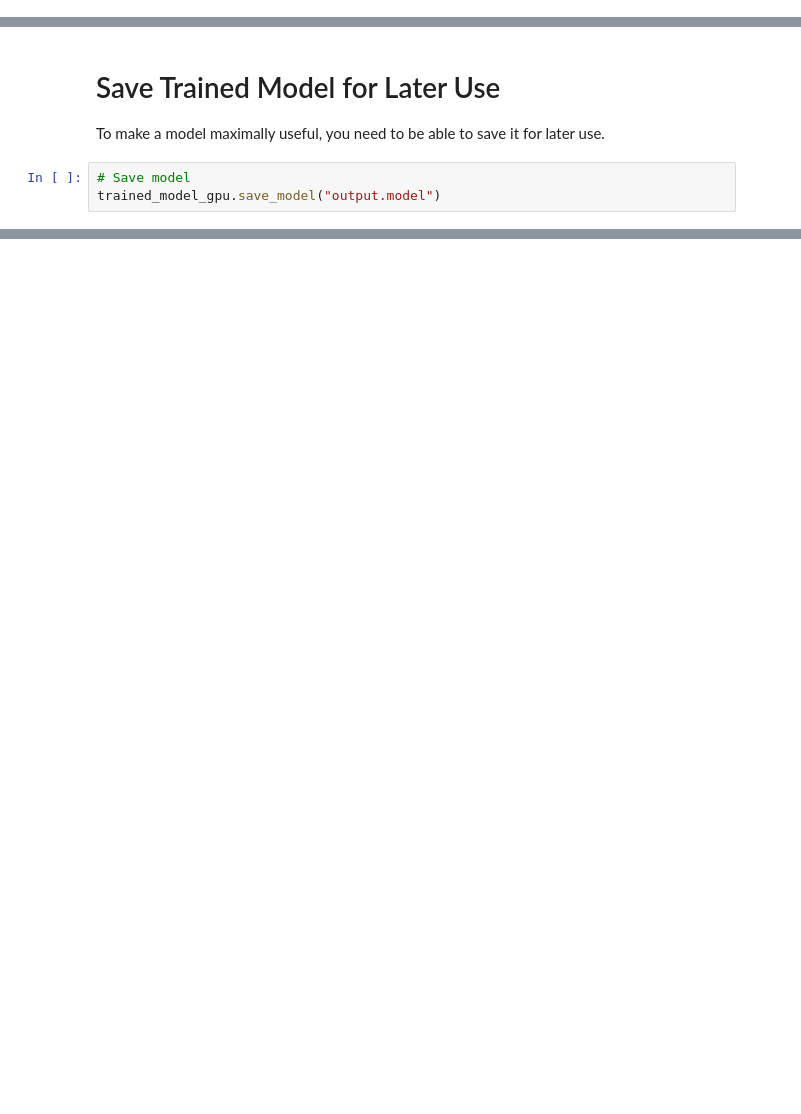
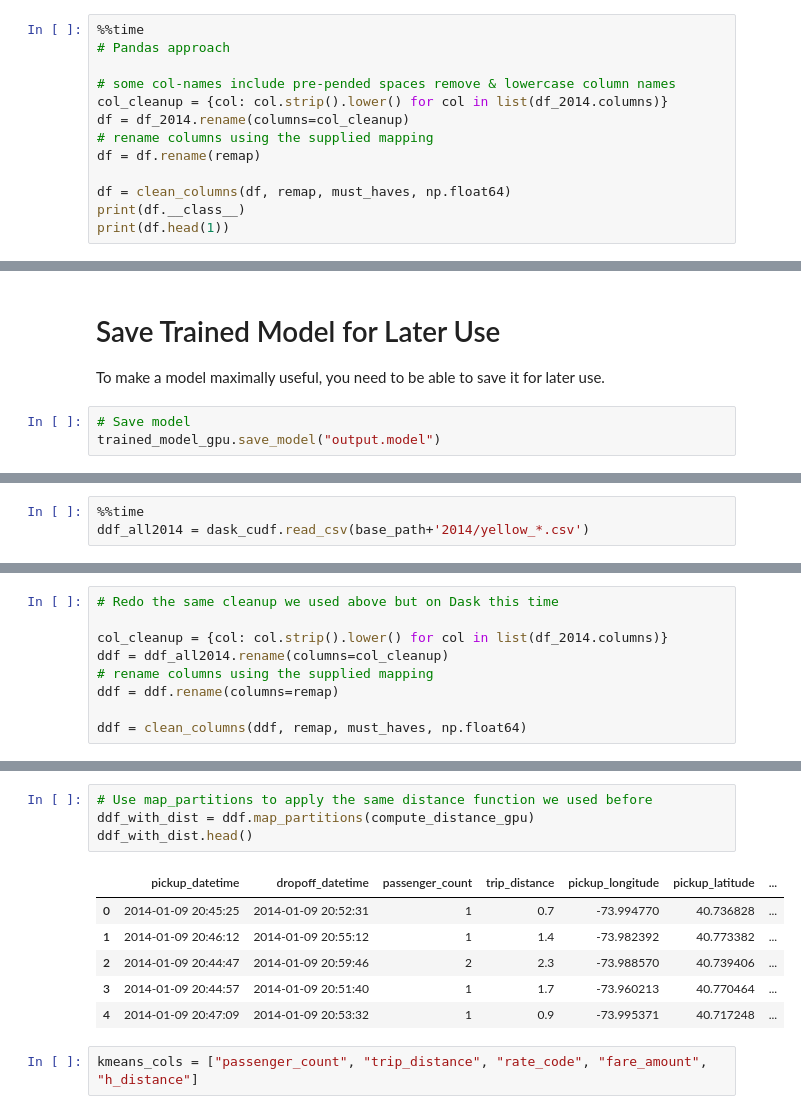
Before and after one commit to JohnZed/odsc-west-2020, a Jupyter notebook: NYCTaxi-Tutorial-Blank.ipynb, the cells around one changed output, grey strips where cells are left out. Cells and saved outputs as stored; diff of their text form; blank space fills up the shorter version.

```diff
--- a/NYCTaxi-Tutorial-Blank.ipynb
+++ b/NYCTaxi-Tutorial-Blank.ipynb
@@ -28,0 +113,13 @@ df.head()
+# %%
+%%time
+# Pandas approach
+
+# some col-names include pre-pended spaces remove & lowercase column names
+col_cleanup = {col: col.strip().lower() for col in list(df_2014.columns)}
+df = df_2014.rename(columns=col_cleanup)
+# rename columns using the supplied mapping
+df = df.rename(remap)
+
+df = clean_columns(df, remap, must_haves, np.float64)
+print(df.__class__)
+print(df.head(1))
@@ -302,0 +554,3 @@ trained_model_gpu.save_model("output.model")
+# %%
+%%time
+ddf_all2014 = dask_cudf.read_csv(base_path+'2014/yellow_*.csv')
@@ -302,0 +562,9 @@ trained_model_gpu.save_model("output.model")
+# %%
+# Redo the same cleanup we used above but on Dask this time
+
+col_cleanup = {col: col.strip().lower() for col in list(df_2014.columns)}
+ddf = ddf_all2014.rename(columns=col_cleanup)
+# rename columns using the supplied mapping
+ddf = ddf.rename(columns=remap)
+
+ddf = clean_columns(ddf, remap, must_haves, np.float64)
@@ -302,0 +605,13 @@ trained_model_gpu.save_model("output.model")
+# %%
+# Use map_partitions to apply the same distance function we used before
+ddf_with_dist = ddf.map_partitions(compute_distance_gpu)
+ddf_with_dist.head()
+# %% [output]
+|  | pickup_datetime | dropoff_datetime | passenger_count | trip_distance | pickup_longitude | pickup_latitude | ... |
+| 0 | 2014-01-09 20:45:25 | 2014-01-09 20:52:31 | 1 | 0.7 | -73.994770 | 40.736828 | ... |
+| 1 | 2014-01-09 20:46:12 | 2014-01-09 20:55:12 | 1 | 1.4 | -73.982392 | 40.773382 | ... |
+| 2 | 2014-01-09 20:44:47 | 2014-01-09 20:59:46 | 2 | 2.3 | -73.988570 | 40.739406 | ... |
+| 3 | 2014-01-09 20:44:57 | 2014-01-09 20:51:40 | 1 | 1.7 | -73.960213 | 40.770464 | ... |
+| 4 | 2014-01-09 20:47:09 | 2014-01-09 20:53:32 | 1 | 0.9 | -73.995371 | 40.717248 | ... |
+# %%
+kmeans_cols = ["passenger_count", "trip_distance", "rate_code", "fare_amount", "h_distance"]
```
Also changed, not shown: parts of 64 cells of this notebook, 1 other file.
